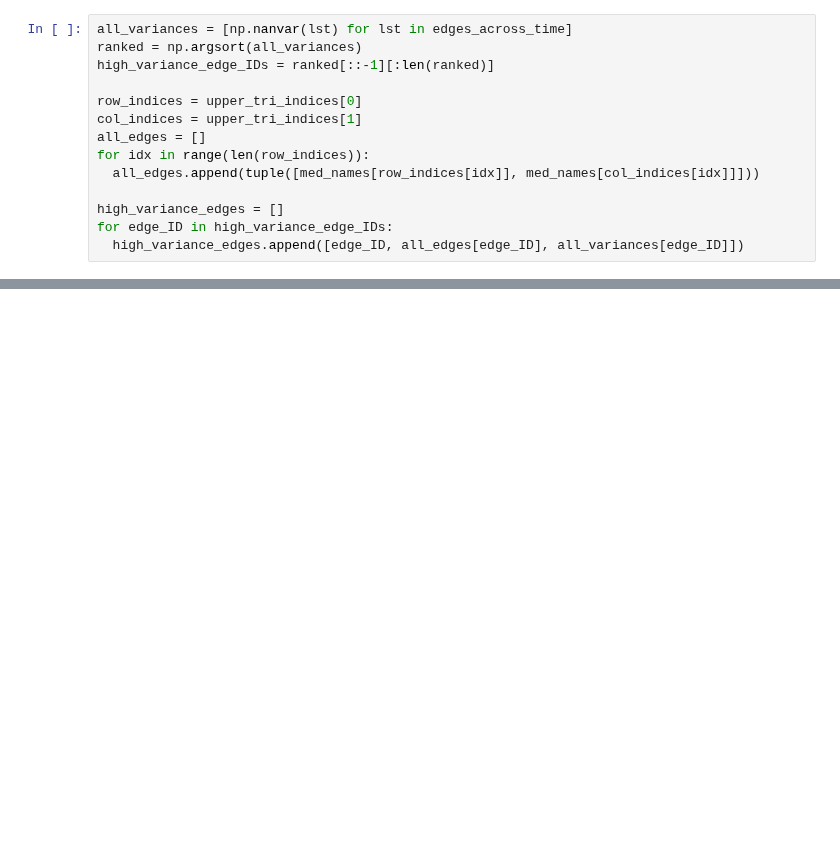
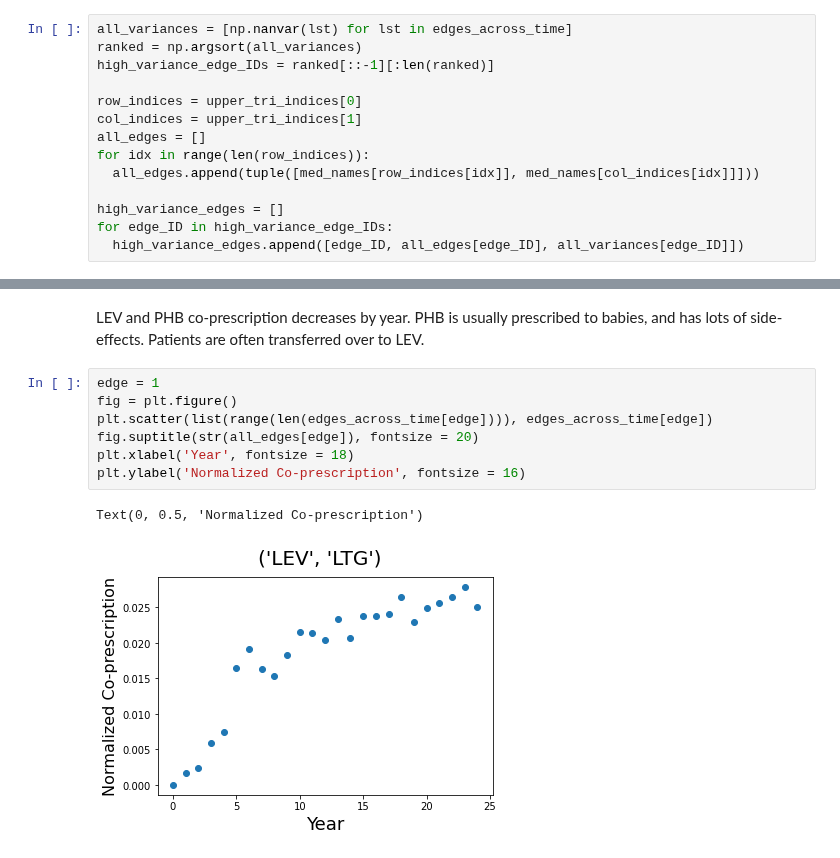
Before and after one commit to spatank/CIS-545, a Jupyter notebook: project_SPP.ipynb, the cells around one changed output, grey strips where cells are left out. Cells and saved outputs as stored; diff of their text form; blank space fills up the shorter version.

```diff
--- a/project_SPP.ipynb
+++ b/project_SPP.ipynb
@@ -99,0 +116,12 @@ Text(0, 0.5, 'Normalized Co-prescription')
+# %% [markdown]
+LEV and PHB co-prescription decreases by year. PHB is usually prescribed to babies, and has lots of side-effects. Patients are often transferred over to LEV.
+# %%
+edge = 1
+fig = plt.figure()
+plt.scatter(list(range(len(edges_across_time[edge]))), edges_across_time[edge])
+fig.suptitle(str(all_edges[edge]), fontsize = 20)
+plt.xlabel('Year', fontsize = 18)
+plt.ylabel('Normalized Co-prescription', fontsize = 16)
+# %% [output]
+Text(0, 0.5, 'Normalized Co-prescription')
+[figure, added]
```
Also changed, not shown: parts of 27 cells of this notebook.
